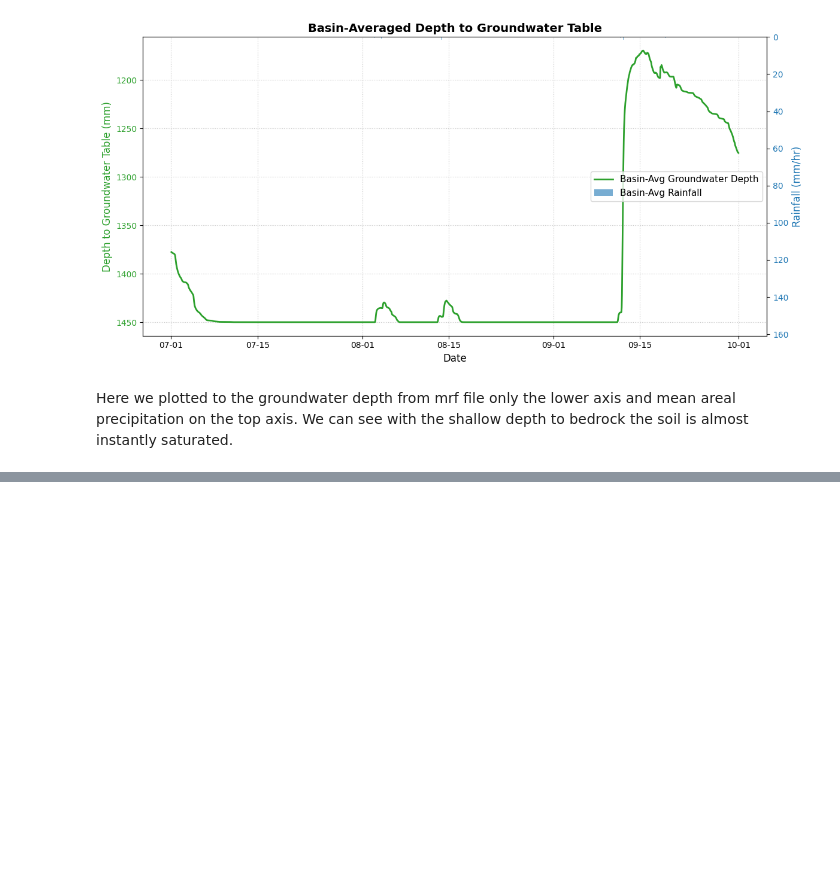
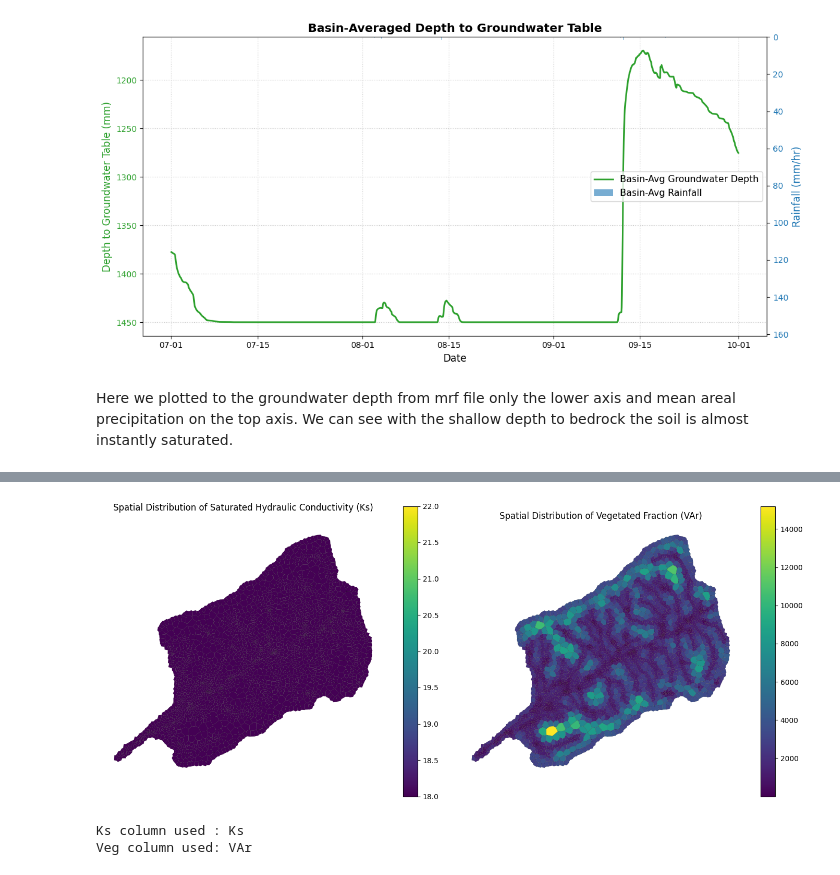
Before and after one commit to kmitu25/tRIBS-SMF-Codespace_exercise5, a Jupyter notebook: workspaces/SMF_pytRIBS/smf_demo/Run_Model_longterm.ipynb, the cells around one changed output, grey strips where cells are left out. Saved outputs shown, nothing was run; the diff lists cells and outputs as text; code cells hidden in the pictures; blank space fills up the shorter version.

```diff
--- a/workspaces/SMF_pytRIBS/smf_demo/Run_Model_longterm.ipynb
+++ b/workspaces/SMF_pytRIBS/smf_demo/Run_Model_longterm.ipynb
@@ -673,0 +625,68 @@ Saved: all_voronoi_parameters_and_flow_long.csv | rows=61824
+# %%
+import matplotlib.pyplot as plt
+import geopandas as gpd
+
+def find_col(cols, candidates):
+    cols = list(cols)
+
+    for cand in candidates:
+        for c in cols:
+            if c.lower() == cand.lower():
+                return c
+
+    for cand in candidates:
+        for c in cols:
+            if cand.lower() in c.lower():
+                return c
+
+    return None
+
+ksat_col = find_col(
+    gdf.columns,
+    ['Ks', 'Ksat', 'ksat', 'saturated_hydraulic_conductivity', 'hydraulic_conductivity']
+)
+
+veg_col = find_col(
+    gdf.columns,
+    ['VAr', 'veg_frac', 'vegetated_fraction', 'vegetation_fraction', 'VegFrac']
+)
+
+fig, axes = plt.subplots(1, 2, figsize=(14, 6))
+
+if ksat_col is not None:
+    gdf.plot(
+        column=ksat_col,
+        ax=axes[0],
+        legend=True,
+        edgecolor='black',
+        linewidth=0.1
+    )
+    axes[0].set_title(f'Spatial Distribution of Saturated Hydraulic Conductivity ({ksat_col})')
+    axes[0].set_axis_off()
+else:
+    axes[0].text(0.5, 0.5, 'No Ks/Ksat column found in gdf', ha='center', va='center')
+    axes[0].set_axis_off()
+
+if veg_col is not None:
+    gdf.plot(
+        column=veg_col,
+        ax=axes[1],
+        legend=True,
+        edgecolor='black',
+        linewidth=0.1
+    )
+    axes[1].set_title(f'Spatial Distribution of Vegetated Fraction ({veg_col})')
+    axes[1].set_axis_off()
+else:
+    axes[1].text(0.5, 0.5, 'No vegetation fraction column found in gdf', ha='center', va='center')
+    axes[1].set_axis_off()
+
+plt.tight_layout()
+plt.show()
+
+print("Ks column used :", ksat_col)
+print("Veg column used:", veg_col)
+# %% [output]
+[figure, added]
+Ks column used : Ks
+Veg column used: VAr
```
Also changed, not shown: parts of 24 cells of this notebook, 7 other files.
